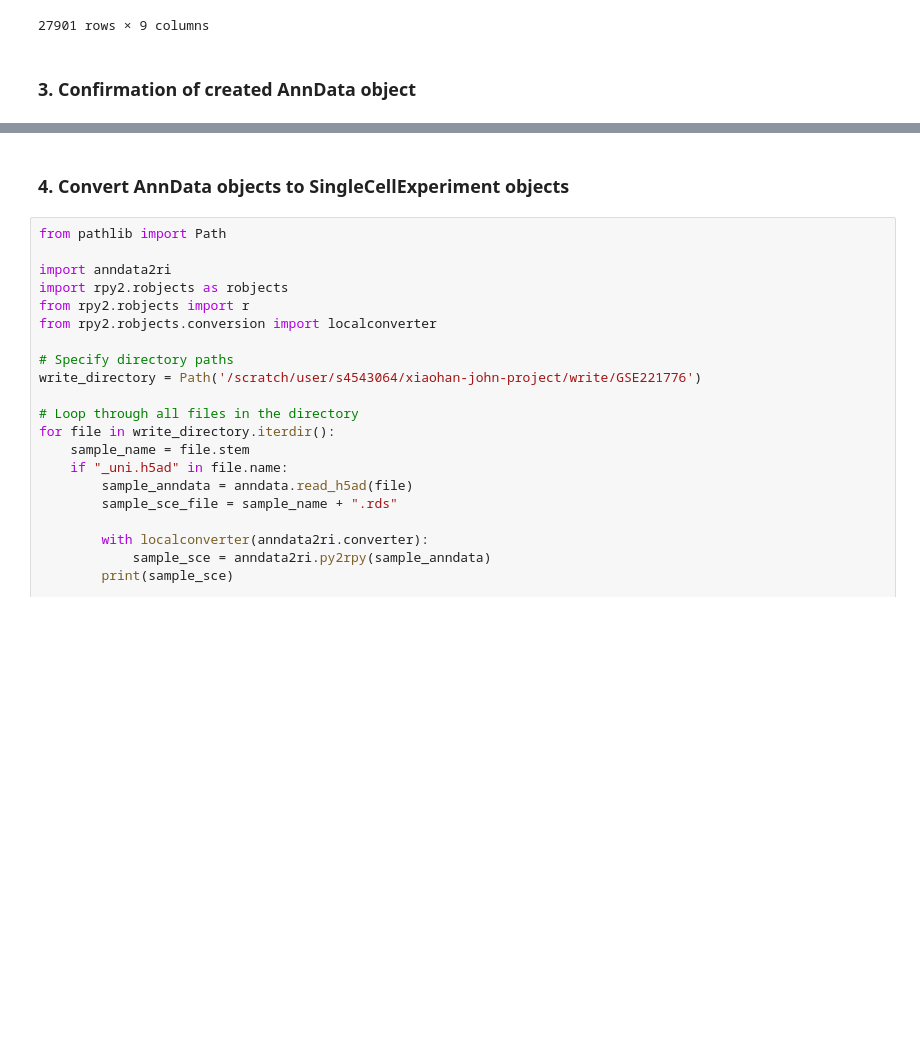
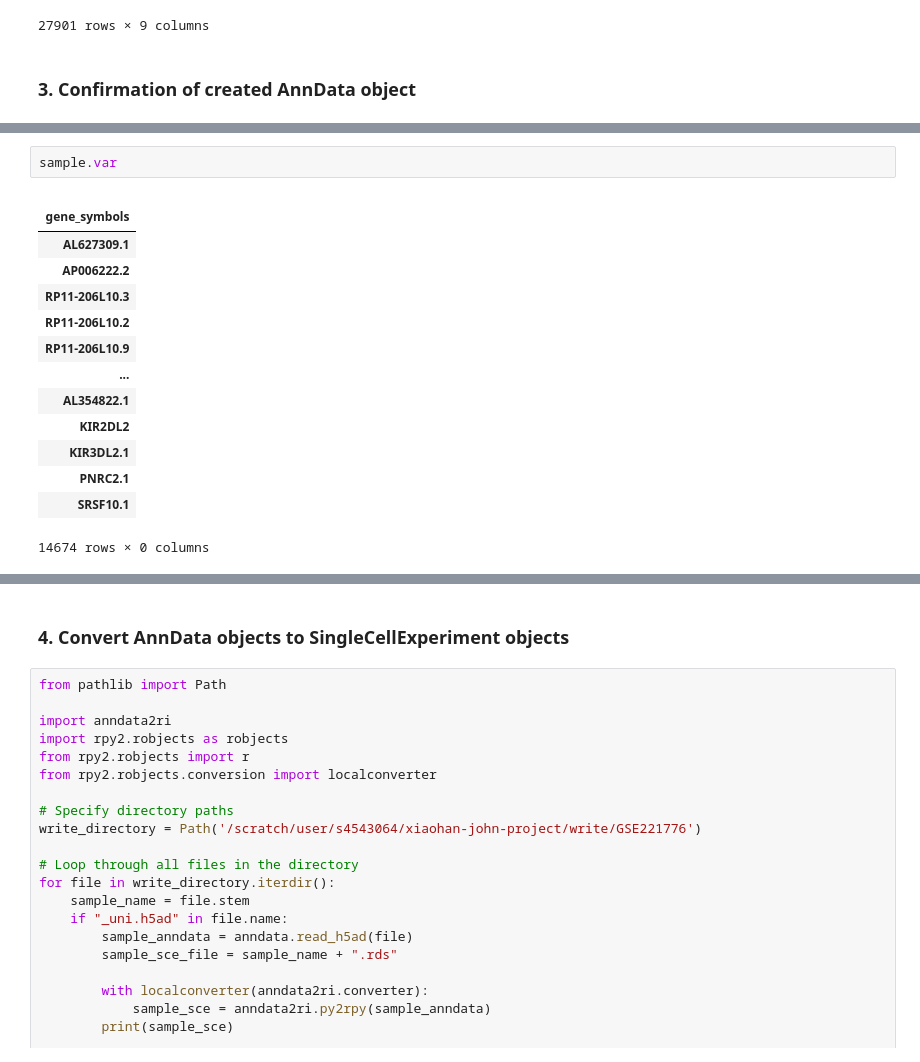
Before and after one commit to tuonglab/pan-paedcancer-scrnaseq, a Jupyter notebook: notebooks/GSE221776.ipynb, the cells around one changed output, grey strips where cells are left out. Drawn from its saved outputs; the diff is of its cells as text; blank space fills up the shorter version.

```diff
--- a/notebooks/GSE221776.ipynb
+++ b/notebooks/GSE221776.ipynb
@@ -423,0 +421,17 @@ AnnData object with n_obs × n_vars = 27901 × 14674
+# %%
+sample.var
+# %% [output]
+|  |
+| gene_symbols |
+| AL627309.1 |
+| AP006222.2 |
+| RP11-206L10.3 |
+| RP11-206L10.2 |
+| RP11-206L10.9 |
+| ... |
+| AL354822.1 |
+| KIR2DL2 |
+| KIR3DL2.1 |
+| PNRC2.1 |
+| SRSF10.1 |
+14674 rows × 0 columns
```
Also changed, not shown: parts of 5 cells of this notebook.
